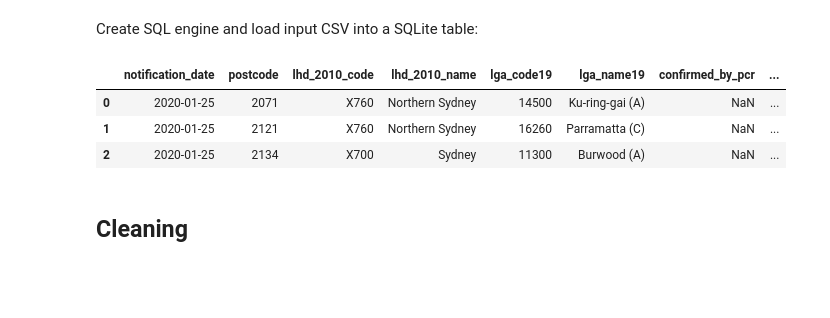
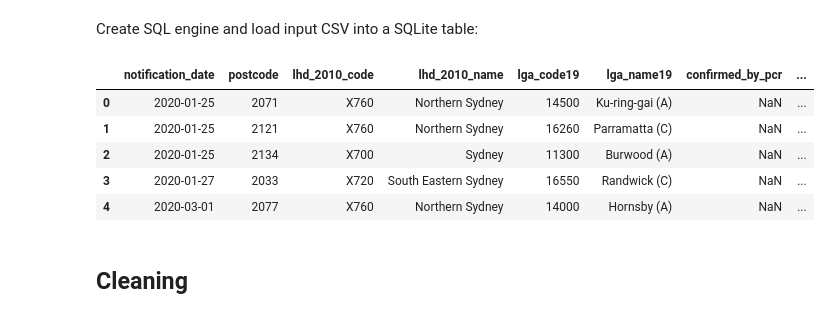
Before and after one commit to henrylin03/covid-nsw, a Jupyter notebook: covid-nsw.ipynb, the cells around one changed output. Cells and saved outputs as stored; diff of their text form; code cells hidden in the pictures; blank space fills up the shorter version.

```diff
--- a/covid-nsw.ipynb
+++ b/covid-nsw.ipynb
@@ -8,21 +8,23 @@ Create SQL engine and load input CSV into a SQLite table:
 # %%
 from glob import glob
 import pandas as pd
 from sqlalchemy import create_engine
 
 engine = create_engine('sqlite://', echo=False)
 
 covid_df = pd.read_csv(glob('./input/confirmed_cases*.csv')[0])
 covid_df.to_sql('covid',
                 engine,
                 if_exists='replace',
                 index=False)
-covid_df.head(3)
+covid_df.head()
 # %% [output]
 |  | notification_date | postcode | lhd_2010_code | lhd_2010_name | lga_code19 | lga_name19 | confirmed_by_pcr | ... |
 | 0 | 2020-01-25 | 2071 | X760 | Northern Sydney | 14500 | Ku-ring-gai (A) | NaN | ... |
 | 1 | 2020-01-25 | 2121 | X760 | Northern Sydney | 16260 | Parramatta (C) | NaN | ... |
 | 2 | 2020-01-25 | 2134 | X700 | Sydney | 11300 | Burwood (A) | NaN | ... |
+| 3 | 2020-01-27 | 2033 | X720 | South Eastern Sydney | 16550 | Randwick (C) | NaN | ... |
+| 4 | 2020-03-01 | 2077 | X760 | Northern Sydney | 14000 | Hornsby (A) | NaN | ... |
 # %% [markdown]
 ## Cleaning
 # %% [markdown]
```
Also changed, not shown: parts of 12 cells of this notebook.
